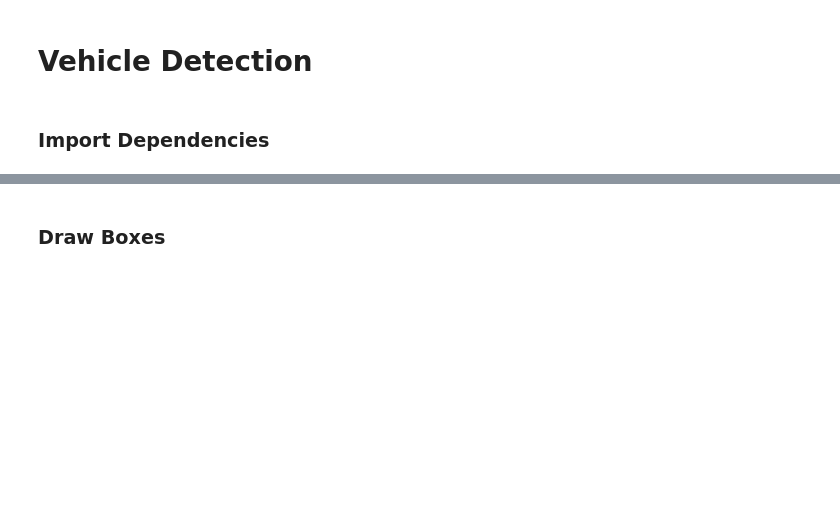
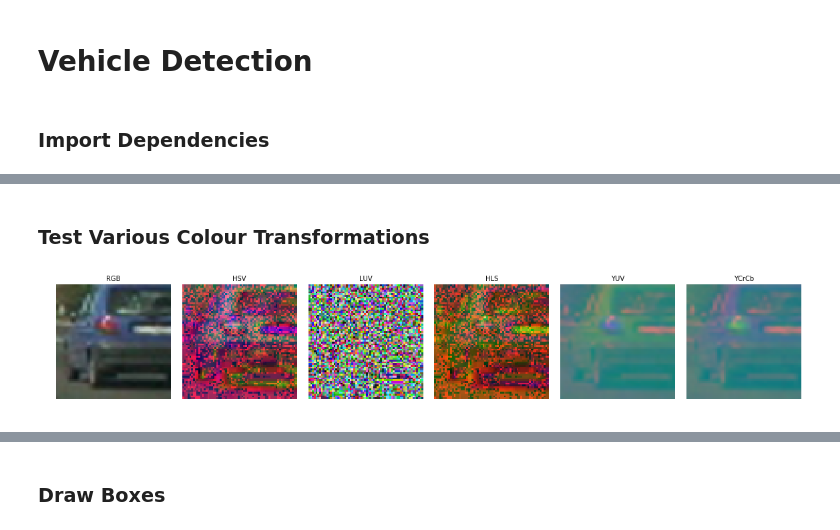
Before and after one commit to ajunwalker/Vehicle-Detection, a Jupyter notebook: Untitled.ipynb, the cells around one changed output, grey strips where cells are left out. Cells and saved outputs as stored; diff of their text form; code cells hidden in the pictures; blank space fills up the shorter version.

```diff
--- a/Untitled.ipynb
+++ b/Untitled.ipynb
@@ -17,0 +102,23 @@ from sklearn.cross_validation import train_test_split
+# %% [markdown]
+### Test Various Colour Transformations
+# %%
+car = cars[3]
+image = mpimg.imread(car)
+transformations = [cv2.COLOR_RGB2HSV, cv2.COLOR_RGB2LUV, cv2.COLOR_RGB2HLS, cv2.COLOR_RGB2YUV, cv2.COLOR_RGB2YCrCb]
+labels = ["HSV", "LUV", "HLS", "YUV", "YCrCb"]
+
+fig, axs = plt.subplots(1,6, figsize=(20, 16))
+fig.subplots_adjust(hspace = -0.75, wspace=.101)
+axs = axs.ravel()
+
+axs[0].axis('off')
+axs[0].set_title('RGB', fontsize=10)
+axs[0].imshow(image)
+
+for i, trans in enumerate(transformations):
+    feature_image = cv2.cvtColor(image, trans)
+    axs[i+1].axis('off')
+    axs[i+1].set_title(labels[i], fontsize=10)
+    axs[i+1].imshow(feature_image)
+# %% [output]
+[figure, added]
```
Also changed, not shown: parts of 61 cells of this notebook.
